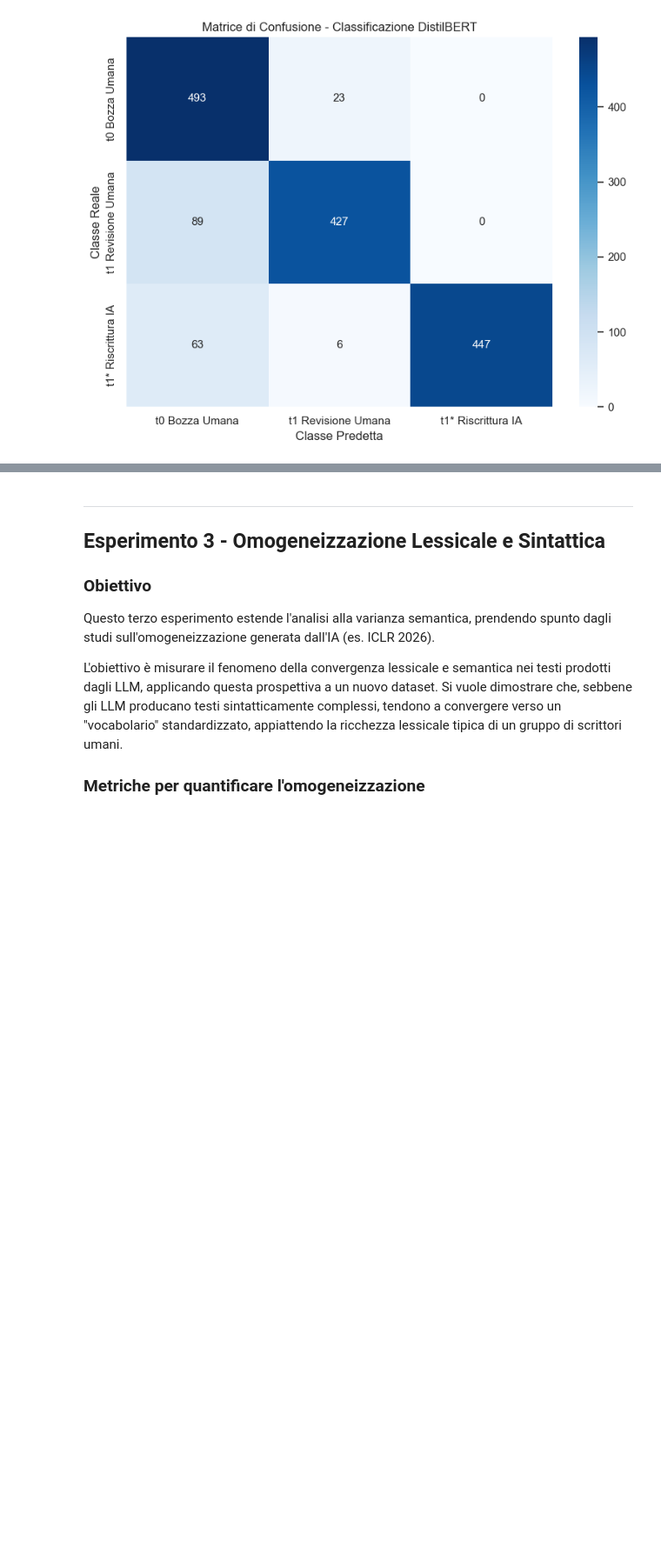
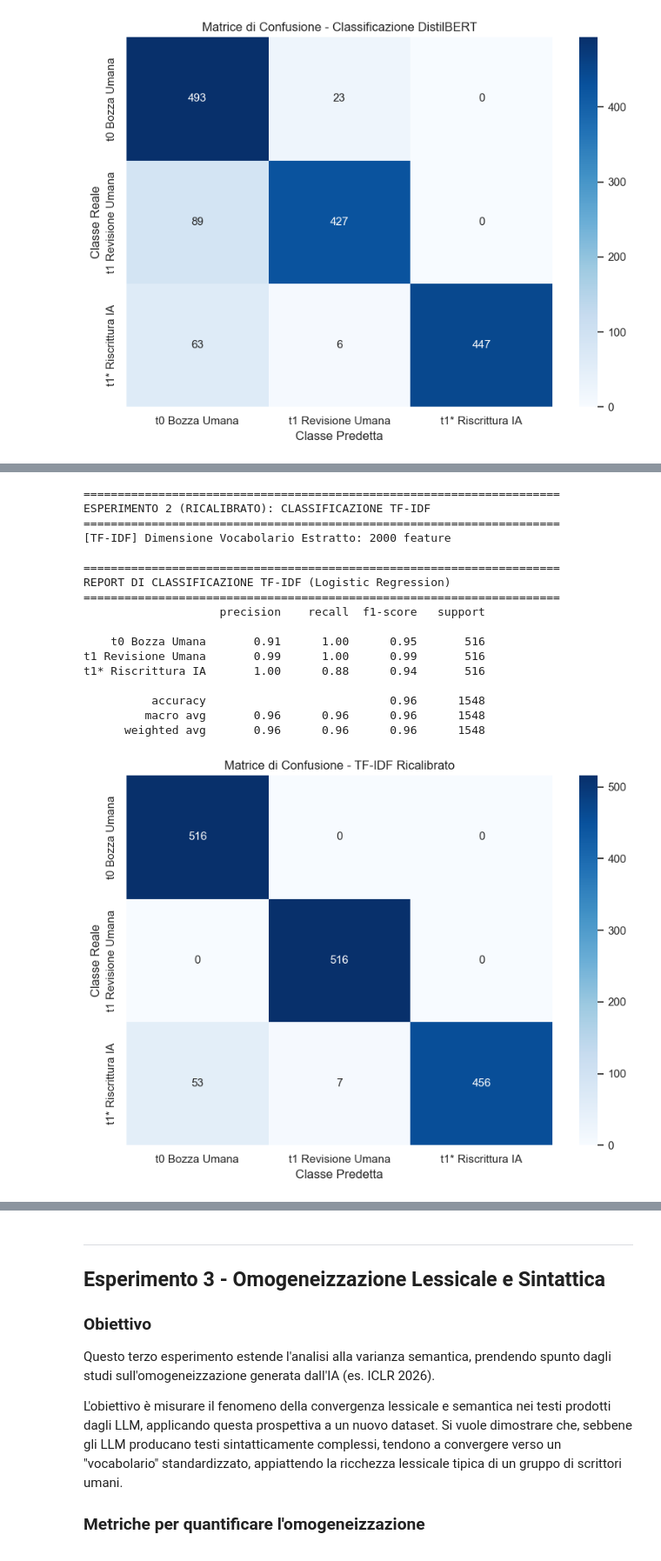
Before and after one commit to MarcoDeLuca21/project_work_nlp, a Jupyter notebook: notebook.ipynb, the cells around one changed output, grey strips where cells are left out. Shown at 87% size. Drawn from its saved outputs; the diff is of its cells as text; code cells hidden in the pictures; blank space fills up the shorter version.

```diff
--- a/notebook.ipynb
+++ b/notebook.ipynb
@@ -515,0 +638,58 @@ I risultati confermano che le differenze rilevate nell'**Esperimento 1** costitu
+# %%
+print("=" * 70)
+print("ESPERIMENTO 2 (RICALIBRATO): CLASSIFICAZIONE TF-IDF")
+print("=" * 70)
+
+# 1. Vettorializzazione TF-IDF (solo unigrammi per escludere n-grammi di dominio)
+tfidf_vectorizer = TfidfVectorizer(
+    max_features=2000,
+    ngram_range=(1, 1),
+    stop_words="english",
+    sublinear_tf=True
+)
+
+X_train_tfidf = tfidf_vectorizer.fit_transform(X_train)
+X_test_tfidf = tfidf_vectorizer.transform(X_test)
+
+print(f"[TF-IDF] Dimensione Vocabolario Estratto: {X_train_tfidf.shape[1]} feature")
+
+# 2. Addestramento Logistic Regression
+clf_tfidf = LogisticRegression(max_iter=1000, random_state=42)
+clf_tfidf.fit(X_train_tfidf, y_train)
+
+# 3. Predizione e Valutazione
+y_pred_tfidf = clf_tfidf.predict(X_test_tfidf)
+
+print("\n" + "=" * 70)
+print("REPORT DI CLASSIFICAZIONE TF-IDF (Logistic Regression)")
+print("=" * 70)
+print(classification_report(y_test, y_pred_tfidf, target_names=target_names))
+
+# Matrice di Confusione TF-IDF
+cm_tfidf = confusion_matrix(y_test, y_pred_tfidf)
+plt.figure(figsize=(8, 6))
+sns.heatmap(cm_tfidf, annot=True, fmt="d", cmap="Blues", xticklabels=target_names, yticklabels=target_names)
+plt.title("Matrice di Confusione - TF-IDF Ricalibrato")
+plt.xlabel("Classe Predetta")
+plt.ylabel("Classe Reale")
+plt.tight_layout()
+plt.show()
+# %% [output]
+======================================================================
+ESPERIMENTO 2 (RICALIBRATO): CLASSIFICAZIONE TF-IDF
+======================================================================
+[TF-IDF] Dimensione Vocabolario Estratto: 2000 feature
+
+======================================================================
+REPORT DI CLASSIFICAZIONE TF-IDF (Logistic Regression)
+======================================================================
+                    precision    recall  f1-score   support
+
+    t0 Bozza Umana       0.91      1.00      0.95       516
+t1 Revisione Umana       0.99      1.00      0.99       516
+t1* Riscrittura IA       1.00      0.88      0.94       516
+
+          accuracy                           0.96      1548
+         macro avg       0.96      0.96      0.96      1548
+      weighted avg       0.96      0.96      0.96      1548
+[figure, added]
```
Also changed, not shown: parts of 16 cells of this notebook.
